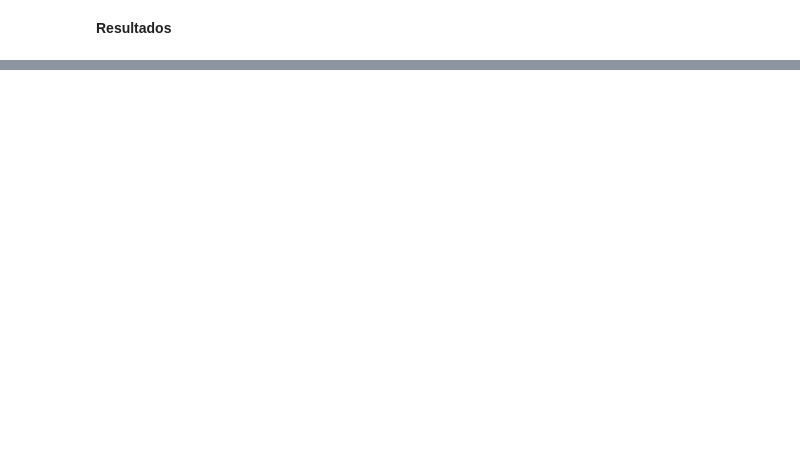
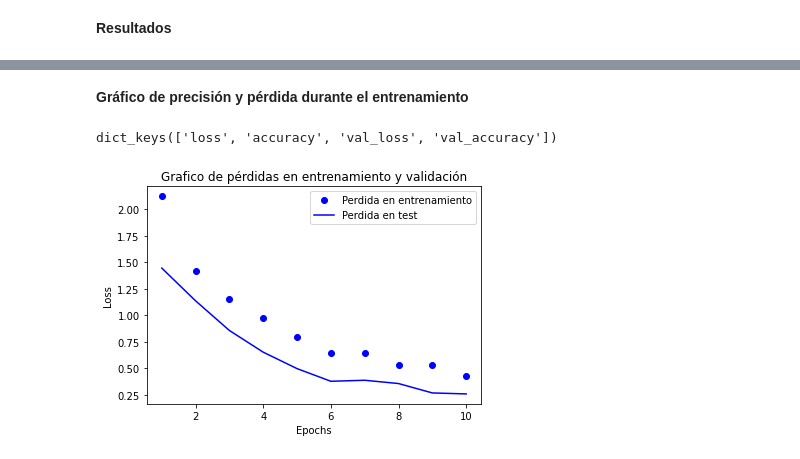
Before and after one commit to AndresWV/AndresWV.github.io, a Jupyter notebook: ProyectoWisdm.ipynb, the cells around one changed output, grey strips where cells are left out. Saved outputs shown, nothing was run; the diff lists cells and outputs as text; code cells hidden in the pictures; blank space fills up the shorter version.

```diff
--- a/ProyectoWisdm.ipynb
+++ b/ProyectoWisdm.ipynb
@@ -332,0 +322,5 @@ Y_val = Y_train[3515:]
+# %%
+X_train, X_test, y_train, y_test = train_test_split(X, y, test_size = 0.2, random_state = 0, stratify = y)
+#Hiperparametro
+print(X_train.shape," ",X_test.shape)
+print(X_train[0].shape," " ,X_test[0].shape)
@@ -333,2 +330,5 @@ Y_val = Y_train[3515:]
+# %%
+X_train = X_train.reshape(425, 80, 3, 1)
+X_test = X_test.reshape(107, 80, 3, 1)
 # %% [markdown]
 **Modelo de entrenamiento**
@@ -364,0 +335,12 @@ Epoch 30/30
+# %%
+model = Sequential()
+model.add(Conv2D(16, (2, 2), activation = 'relu', input_shape = X_train[0].shape))
+model.add(Dropout(0.1))
+model.add(Conv2D(32, (2, 2), activation='relu'))
+model.add(Dropout(0.2))
+model.add(Flatten())
+model.add(Dense(64, activation = 'relu'))
+model.add(Dropout(0.5))
+model.add(Dense(6, activation='softmax'))
+model.compile(optimizer=Adam(learning_rate = 0.001), loss = 'sparse_categorical_crossentropy', metrics = ['accuracy'])
+history = model.fit(X_train, y_train, epochs = 10, validation_data= (X_test, y_test), verbose=1)
@@ -371,0 +377,25 @@ print(model.evaluate(X_test, Y_test))
+# %% [markdown]
+**Gráfico de precisión y pérdida durante el entrenamiento**
+# %%
+#obtener diccionario con todo lo sucedido durante el entrenamiento
+history_dict = history.history
+history_dict.keys()
+# %% [output]
+dict_keys(['loss', 'accuracy', 'val_loss', 'val_accuracy'])
+# %%
+acc = history_dict['accuracy']
+val_acc = history_dict['val_accuracy']
+loss = history_dict['loss']
+val_loss = history_dict['val_loss']
+epochs = range(1, len(acc) + 1)
+#Grafica
+plt.plot(epochs, loss, 'bo', label='Perdida en entrenamiento')
+plt.plot(epochs, val_loss, 'b', label='Perdida en test')
+plt.title('Grafico de pérdidas en entrenamiento y validación')
+plt.xlabel('Epochs')
+plt.ylabel('Loss')
+plt.legend()
+
+plt.show()
+# %% [output]
+[figure, added]
```
Also changed, not shown: parts of 13 cells of this notebook.
